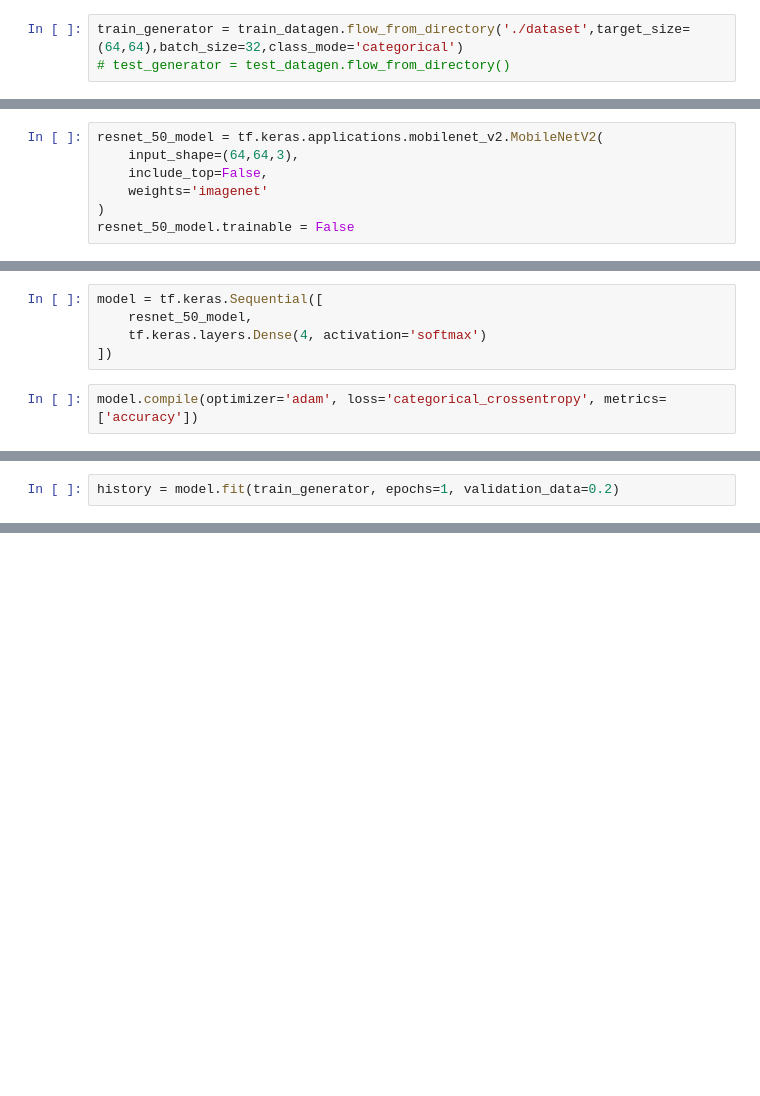
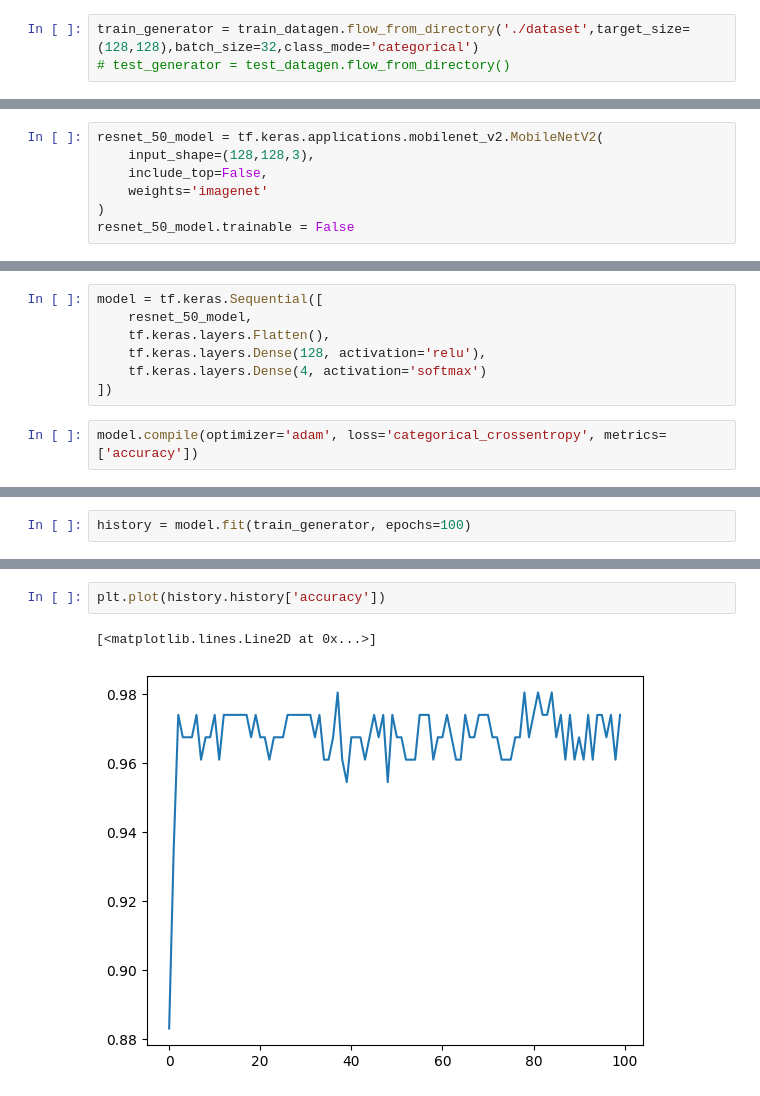
Before and after one commit to ChanifRusydi/tubes-klasifikasi-batik, a Jupyter notebook: train_model.ipynb, the cells around one changed output, grey strips where cells are left out. Saved outputs shown, nothing was run; the diff lists cells and outputs as text; blank space fills up the shorter version.

Commit message:
add dataset and model

```diff
--- a/train_model.ipynb
+++ b/train_model.ipynb
@@ -15,6 +23,6 @@ To enable them in other operations, rebuild TensorFlow with the appropriate comp
 train_datagen = ImageDataGenerator(rescale=1./255)
 # test_datagen = ImageDataGenerator(rescale=1./255)
 # %%
-train_generator = train_datagen.flow_from_directory('./dataset',target_size=(64,64),batch_size=32,class_mode='categorical')
+train_generator = train_datagen.flow_from_directory('./dataset',target_size=(128,128),batch_size=32,class_mode='categorical')
 # test_generator = test_datagen.flow_from_directory()
 # %% [output]
@@ -22,6 +30,6 @@ Found 983 images belonging to 20 classes.
 # %%
 resnet_50_model = tf.keras.applications.mobilenet_v2.MobileNetV2(
-    input_shape=(64,64,3),
+    input_shape=(128,128,3),
     include_top=False,
     weights='imagenet'
 )
@@ -35,6 +37,8 @@ To enable them in other operations, rebuild TensorFlow with the appropriate comp
 # %%
 model = tf.keras.Sequential([
     resnet_50_model,
+    tf.keras.layers.Flatten(),
+    tf.keras.layers.Dense(128, activation='relu'),
     tf.keras.layers.Dense(4, activation='softmax')
 ])
 # %%
@@ -60,4 +66,4 @@ Non-trainable params: 23,587,712
 _________________________________________________________________
 # %%
-history = model.fit(train_generator, epochs=1, validation_data=0.2)
+history = model.fit(train_generator, epochs=100)
 # %% [output]
@@ -67,0 +87,5 @@ Detected at node 'categorical_crossentropy/softmax_cross_entropy_with_logits' de
+# %%
+plt.plot(history.history['accuracy'])
+# %% [output]
+[<matplotlib.lines.Line2D at 0x...>]
+[figure, added]
```
Also changed, not shown: parts of 9 cells of this notebook, 2 other files.
